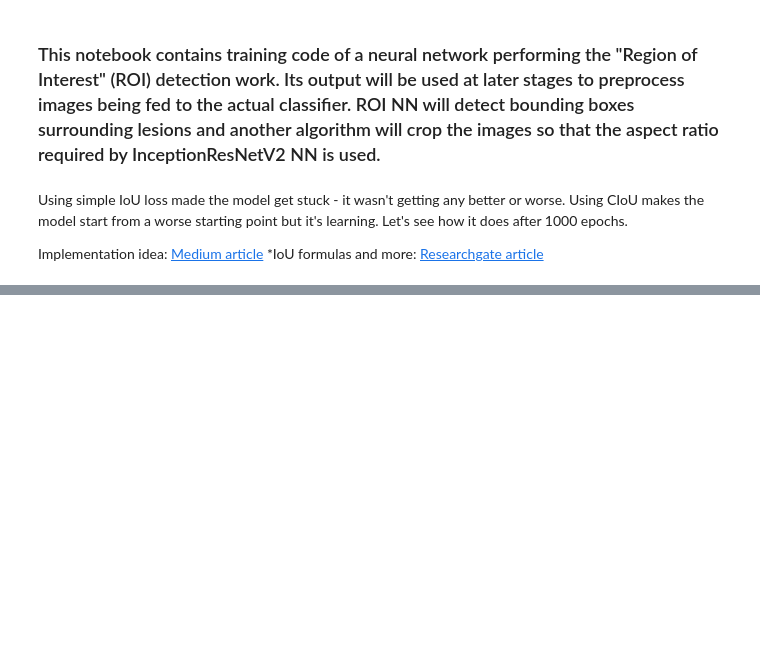
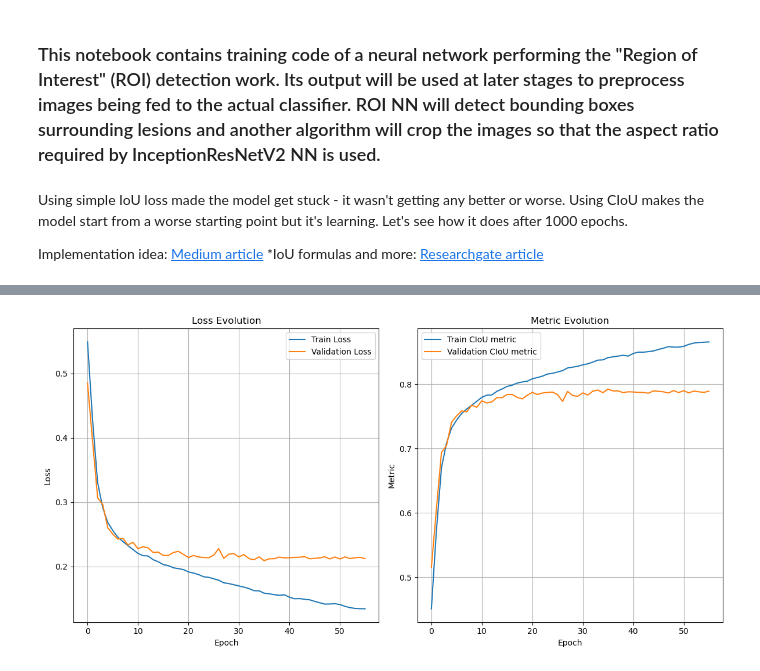
Before and after one commit to mmalek06/praca_inz_nn, a Jupyter notebook: roi_detection.ipynb, the cells around one changed output, grey strips where cells are left out. Cells and saved outputs as stored; diff of their text form; code cells hidden in the pictures; blank space fills up the shorter version.

```diff
--- a/roi_detection.ipynb
+++ b/roi_detection.ipynb
@@ -145,10 +145,20 @@ def get_model(loss: Callable, metric: Callable) -> keras.Model:
     return model
 # %%
 def run_model(model_factory, model_name: str, loss: Callable, metric: Callable):
-    early_stopping = keras.callbacks.EarlyStopping(monitor='val_iou_metric', patience=10,
-                                                   min_delta=1e-6)
-    reduce_lr = keras.callbacks.ReduceLROnPlateau(monitor='val_loss', factor=0.2,
-                                                  patience=5, min_lr=0.001)
+    MIN_DELTA = .001
+    early_stopping = keras.callbacks.EarlyStopping(
+        monitor='val_ciou_metric',
+        mode='max',
+        patience=20,
+        min_delta=MIN_DELTA)
+    reduce_lr = keras.callbacks.ReduceLROnPlateau(
+        monitor='val_ciou_metric',
+        mode='max',
+        factor=0.95,
+        min_delta=MIN_DELTA,
+        patience=5,
+        min_lr=0.0005,
+        verbose=1)
     model_checkpoint = keras.callbacks.ModelCheckpoint(
         filepath='models/' + model_name + '_{epoch}',
         save_best_only=True)
@@ -161,4 +171,4 @@ def run_model(model_factory, model_name: str, loss: Callable, metric: Callable):
         validation_data=(X_valid, ys_valid),
         epochs=500,
         batch_size=64,
-        callbacks=[reduce_lr, model_checkpoint, tensor_board])
+        callbacks=[reduce_lr, model_checkpoint, tensor_board, early_stopping])
@@ -165,2 +177,2 @@ def run_model(model_factory, model_name: str, loss: Callable, metric: Callable):
 # %%
-history = run_model(get_model, f'roi_detection_iou_2', ciou_loss, ciou_metric)
+history = run_model(get_model, f'roi_detection_iou_8', ciou_loss, ciou_metric)
@@ -187,0 +179,25 @@ Epoch 2/500
+# %%
+# Loss
+plt.figure(figsize=(12, 6))
+plt.subplot(1, 2, 1)
+plt.plot(history.history['loss'], label='Train Loss')
+plt.plot(history.history['val_loss'], label='Validation Loss')
+plt.title('Loss Evolution')
+plt.xlabel('Epoch')
+plt.ylabel('Loss')
+plt.grid(True)
+plt.legend()
+# CIoU vals
+plt.subplot(1, 2, 2)
+plt.plot(history.history['ciou_metric'], label='Train CIoU metric')
+plt.plot(history.history['val_ciou_metric'], label='Validation CIoU metric')
+plt.title('Metric Evolution')
+plt.xlabel('Epoch')
+plt.ylabel('Metric')
+plt.grid(True)
+plt.legend()
+
+plt.tight_layout()
+plt.show()
+# %% [output]
+[figure, added]
```
Also changed, not shown: parts of 4 cells of this notebook, 1 other file.
